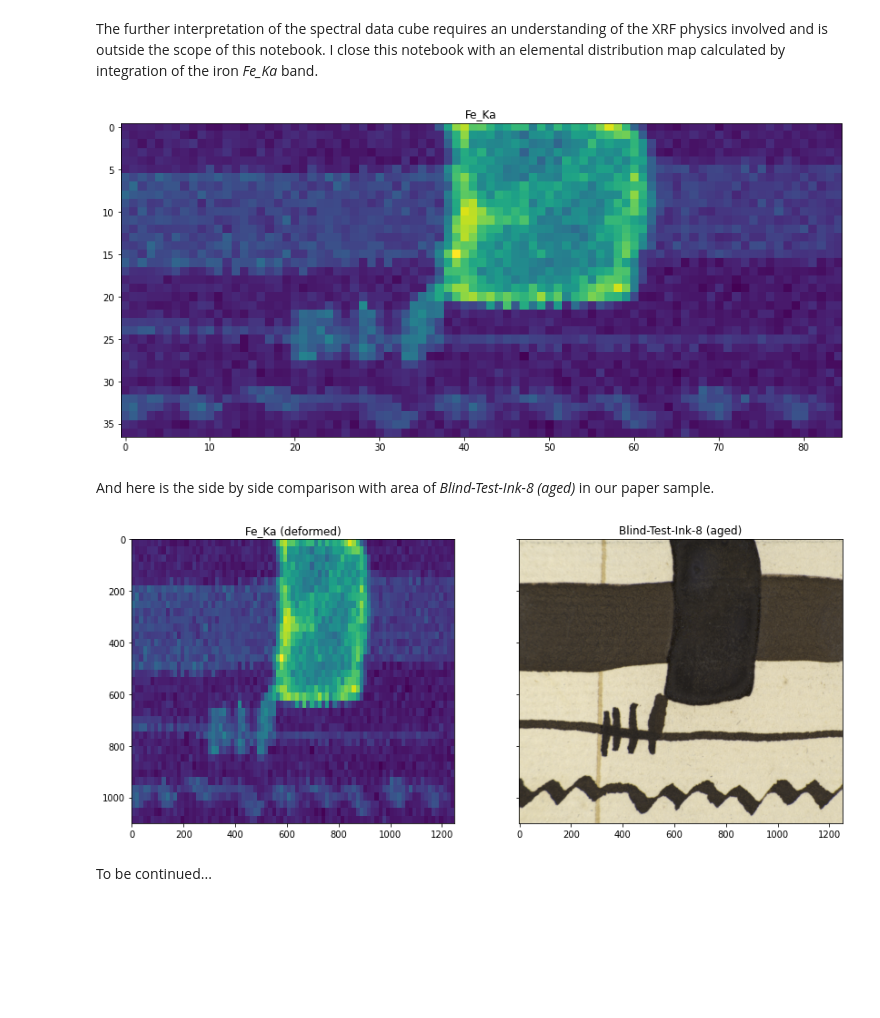
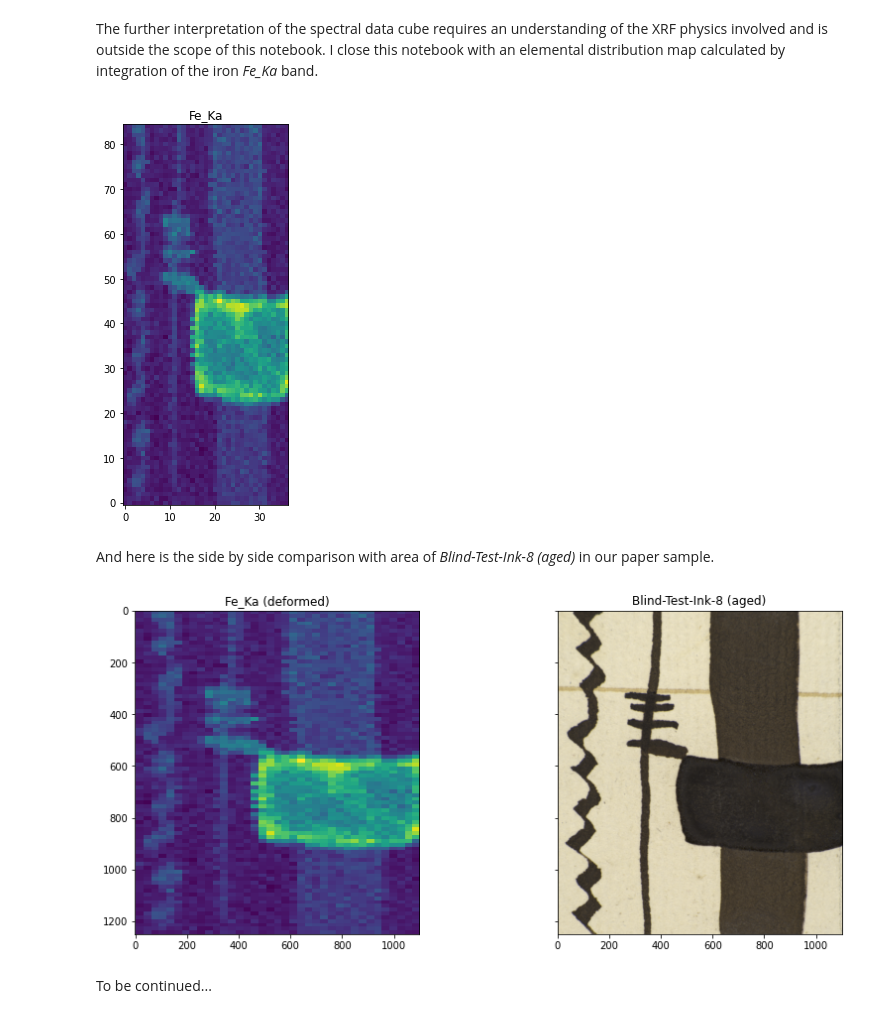
Before and after one commit to fligt/cronomaxrf, a Jupyter notebook: Exploring-the-Crono-MA-XRF-HDF5-file-format.ipynb, the cells around one changed output. Drawn from its saved outputs; the diff is of its cells as text; code cells hidden in the pictures; blank space fills up the shorter version.

```diff
--- a/Exploring-the-Crono-MA-XRF-HDF5-file-format.ipynb
+++ b/Exploring-the-Crono-MA-XRF-HDF5-file-format.ipynb
@@ -297,15 +297,12 @@ The further interpretation of the spectral data cube requires an understanding o
 # %%
 FeKa_slice = cube[:,:,is_iron_Ka_band]
 FeKa_map = FeKa_slice.sum(axis=2) / 50 # number of channels in the Fe_Ka band
-
-# rotate and flipflop
-FeKa_map = FeKa_map.T[::-1, ::-1]
 # %%
 fig, ax = plt.subplots(figsize=[14, 7])
-ax.imshow(FeKa_map)
+ax.imshow(FeKa_map, origin='lower')
 ax.set_title('Fe_Ka');
 # %% [output]
-[figure, old version]
+[figure, new version]
 # %% [markdown]
 And here is the side by side comparison with area of *Blind-Test-Ink-8 (aged)* in our paper sample.
 # %%
@@ -313,11 +312,11 @@ img_vis = plt.imread('Ink-08-aged-VIS.png')[100:1200, 50:1300] # roughly the sca
 h, w, _ = img_vis.shape
 # %%
 fig, [ax, ax1] = plt.subplots(ncols=2, sharex=True, sharey=True, figsize=[14, 6])
-ax.imshow(FeKa_map, extent=[0, w, h, 0])
+ax.imshow(FeKa_map, extent=[0, w, h, 0], origin='lower')
 ax1.imshow(img_vis)
 ax.set_title('Fe_Ka (deformed)')
 ax1.set_title('Blind-Test-Ink-8 (aged)');
 # %% [output]
-[figure, old version]
+[figure, new version]
 # %% [markdown]
 To be continued...
```
Also changed, not shown: parts of 3 cells of this notebook.
